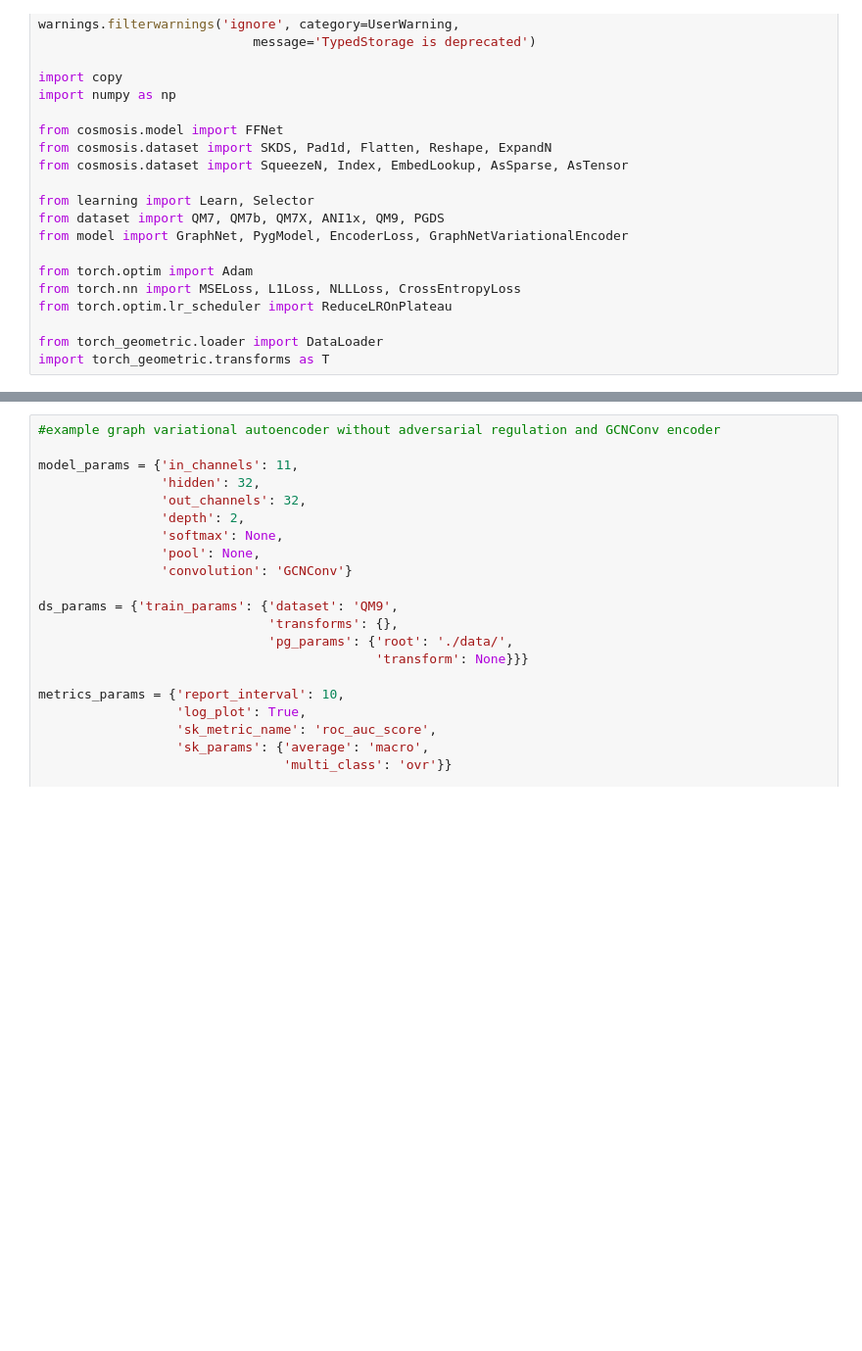
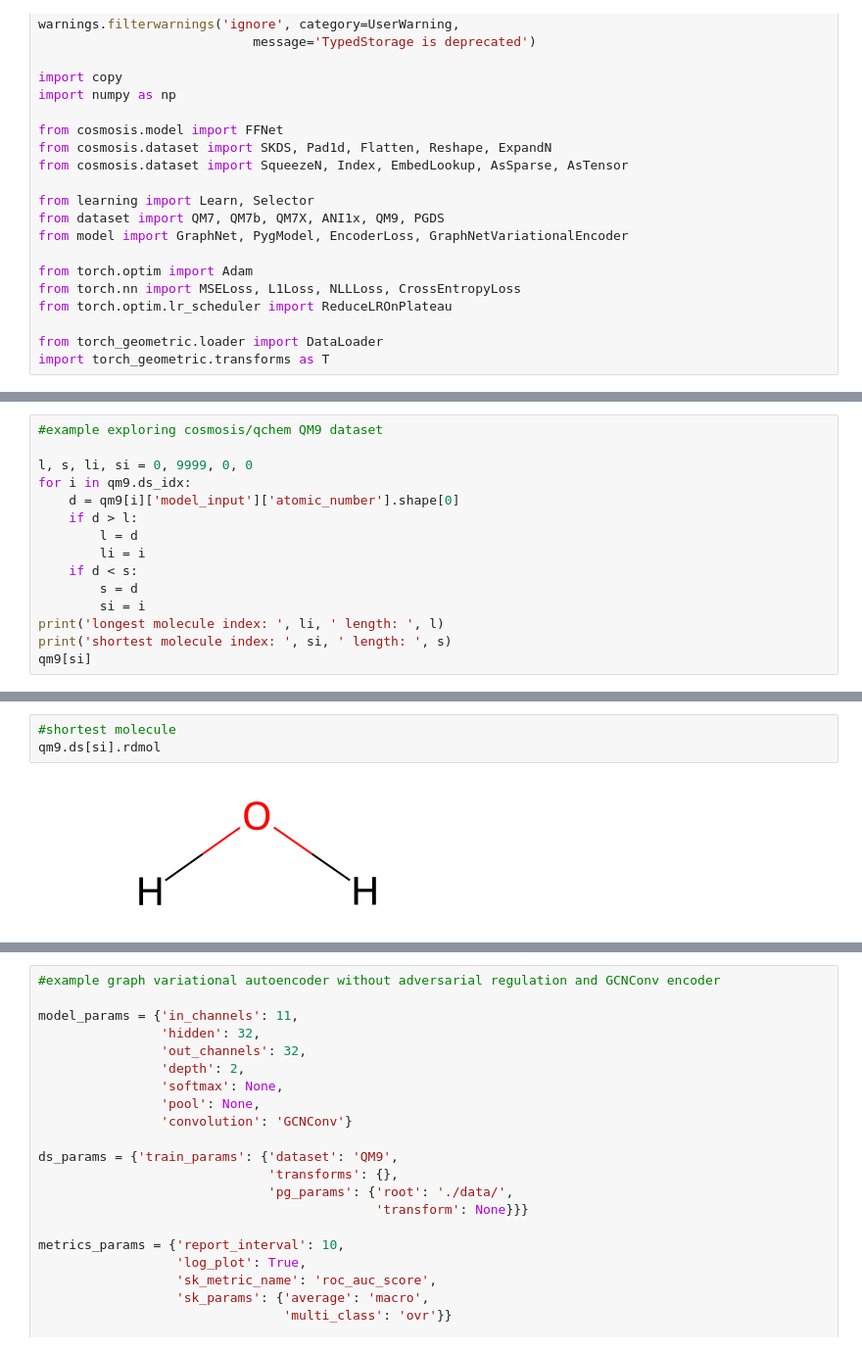
Before and after one commit to icanswim/qchem, a Jupyter notebook: experiment.ipynb, the cells around one changed output, grey strips where cells are left out. Shown at 98% size. Drawn from its saved outputs; the diff is of its cells as text; blank space fills up the shorter version.

```diff
--- a/experiment.ipynb
+++ b/experiment.ipynb
@@ -188,0 +185,15 @@ Data(x=[5, 11], edge_index=[2, 8], edge_attr=[8, 4], y=[1, 19], pos=[5, 3], idx=
+# %%
+#example exploring cosmosis/qchem QM9 dataset
+
+l, s, li, si = 0, 9999, 0, 0
+for i in qm9.ds_idx:
+    d = qm9[i]['model_input']['atomic_number'].shape[0]
+    if d > l:
+        l = d
+        li = i
+    if d < s:
+        s = d
+        si = i
+print('longest molecule index: ', li, ' length: ', l)
+print('shortest molecule index: ', si, ' length: ', s)
+qm9[si]
@@ -188,0 +220,5 @@ Data(x=[5, 11], edge_index=[2, 8], edge_attr=[8, 4], y=[1, 19], pos=[5, 3], idx=
+# %%
+#shortest molecule
+qm9.ds[si].rdmol
+# %% [output]
+[figure, added]
```
Also changed, not shown: parts of 15 cells of this notebook, 2 other files.
